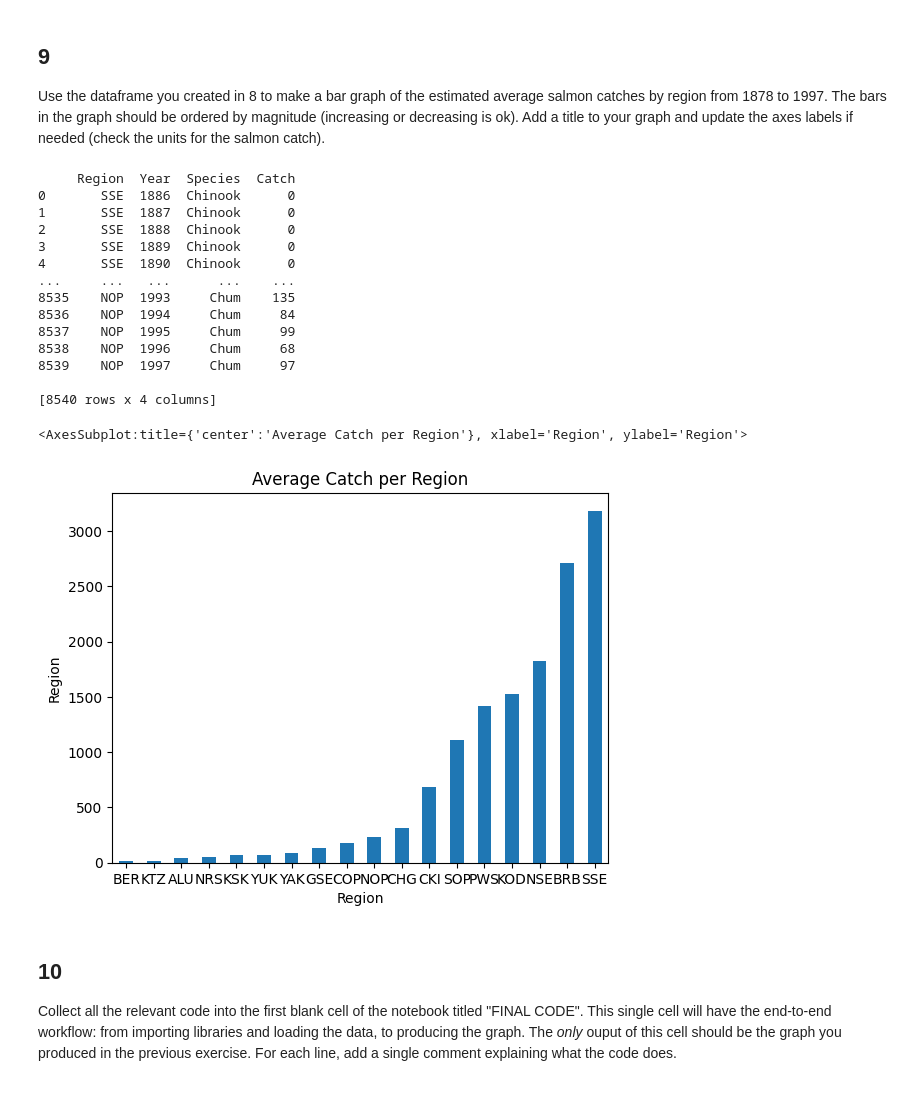
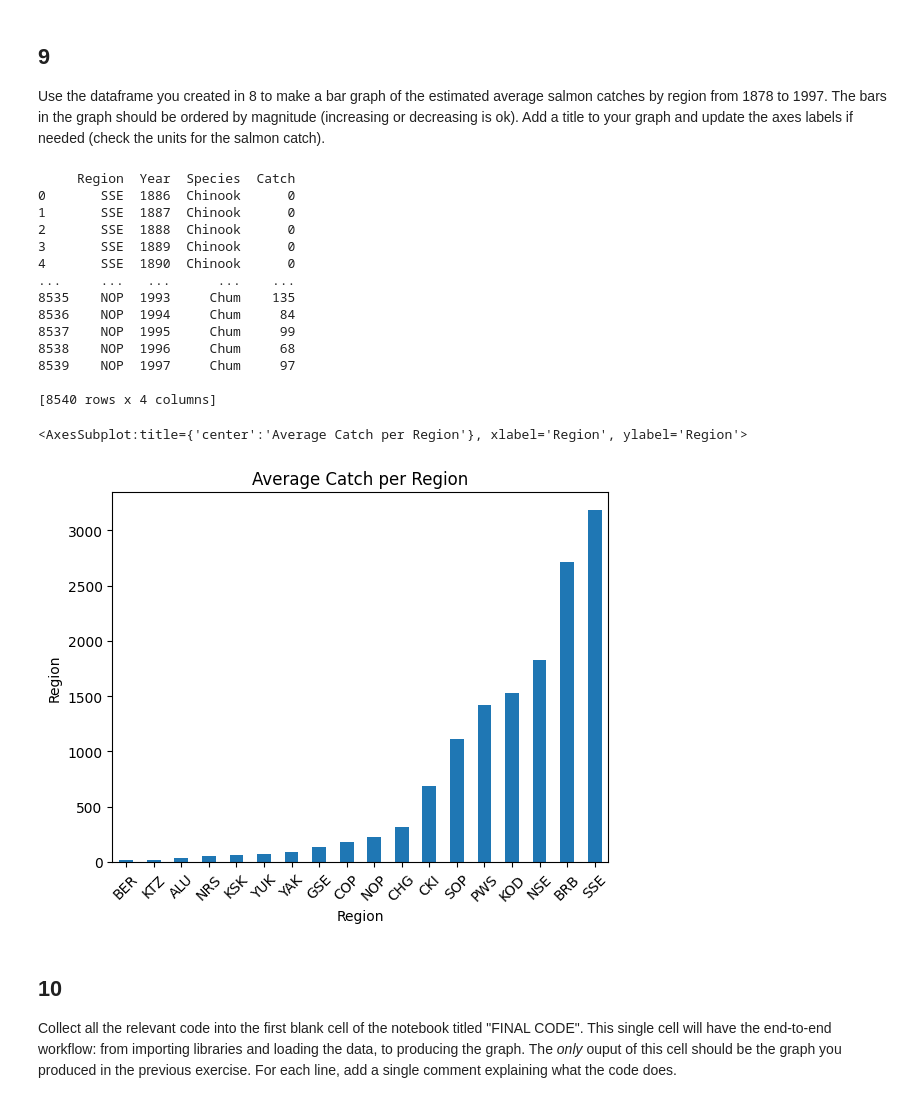
Before and after one commit to p-park6/eds220-hwk-2, a Jupyter notebook: hwk2-task3-salmon.ipynb, the cells around one changed output. Cells and saved outputs as stored; diff of their text form; code cells hidden in the pictures.

```diff
--- a/hwk2-task3-salmon.ipynb
+++ b/hwk2-task3-salmon.ipynb
@@ -169,36 +220,36 @@ Use the dataframe you created in 8 to make a bar graph of the estimated average
 # %%
 #filter for years 1878 to 1997
 from_1878_to_1997 = catch_original[catch_original['Year'].isin(range(1878,1998))]
 
 #print to see if I got years filtered between 1878 to 1997
 print(from_1878_to_1997)
 
 #Sort average catch in descending order
 average_catch = average_catch.sort_values(ascending=True)
 
 # graph a bargraph showing the average catch per region
-average_catch.plot(kind='bar',
-                 title='Average Catch per Region',
-                 ylabel='Region',
-                 rot=360  # rotation for ticks
+average_catch.plot(kind='bar', #graph for bar graph
+                 title='Average Catch per Region', #change title
+                 ylabel='Region', #change y axis label
+                 rot=45  # rotation for ticks to see x values more clearly
                  )
 # %% [output]
      Region  Year  Species  Catch
 0       SSE  1886  Chinook      0
 1       SSE  1887  Chinook      0
 2       SSE  1888  Chinook      0
 3       SSE  1889  Chinook      0
 4       SSE  1890  Chinook      0
 ...     ...   ...      ...    ...
 8535    NOP  1993     Chum    135
 8536    NOP  1994     Chum     84
 8537    NOP  1995     Chum     99
 8538    NOP  1996     Chum     68
 8539    NOP  1997     Chum     97
 
 [8540 rows x 4 columns]
 <AxesSubplot:title={'center':'Average Catch per Region'}, xlabel='Region', ylabel='Region'>
-[figure, old version]
+[figure, new version]
 # %% [markdown]
 ## 10
 
```
Also changed, not shown: parts of 3 cells of this notebook.
